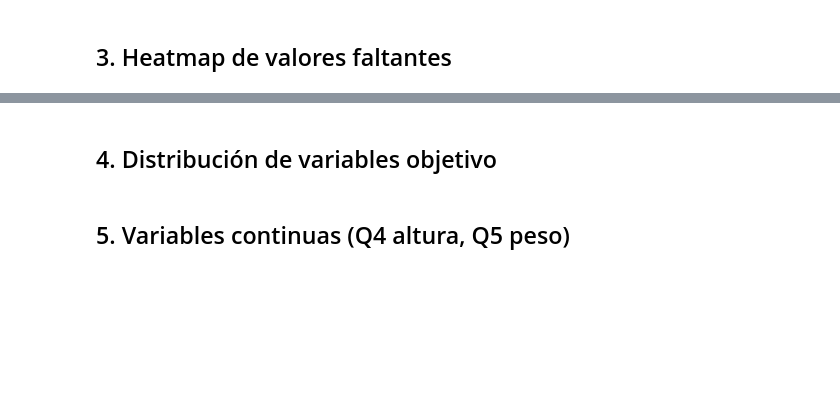
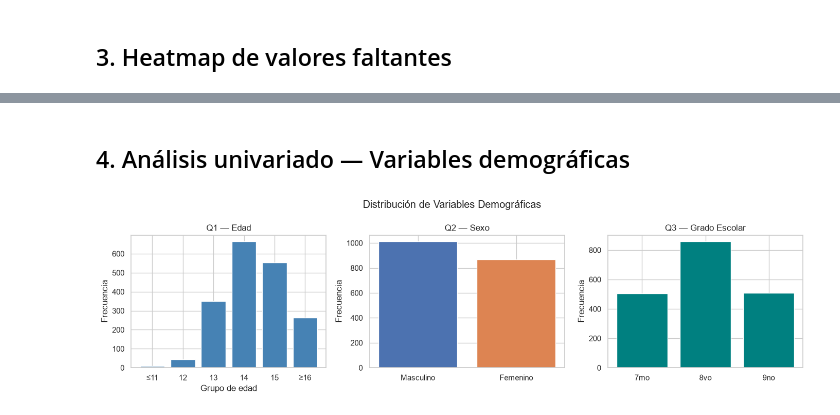
Before and after one commit to daiv05/model-risk-factors-adolescents-sv-2013, a Jupyter notebook: notebooks/01_data_exploration.ipynb, the cells around one changed output, grey strips where cells are left out. Cells and saved outputs as stored; diff of their text form; code cells hidden in the pictures; blank space fills up the shorter version.

```diff
--- a/notebooks/01_data_exploration.ipynb
+++ b/notebooks/01_data_exploration.ipynb
@@ -35,0 +38,10 @@ print(f'Valores nulos totales: {df.isnull().sum().sum()}')
+# %%
+# Después: load_raw reemplaza sentinel - NaN
+df = load_raw('../data/SLV2013_Public_Use.csv')
+df = add_all_engineered_features(df)
+
+print(f'Shape: {df.shape}')
+print(f'NaN totales después de reemplazar sentinel: {df.isnull().sum().sum()}')
+print(f'Columnas con NaN: {df.isnull().any().sum()}')
+print(f'\nNuevas columnas derivadas: bmi, mental_health_risk, dietary_risk_score,')
+print(f'  physical_activity_score, substance_risk_score, social_support_score')
@@ -48,2 +87,0 @@ plt.show()
-# %% [markdown]
-## 4. Distribución de variables objetivo
@@ -67,2 +87,0 @@ plt.show()
-# %% [markdown]
-## 5. Variables continuas (Q4 altura, Q5 peso)
@@ -75,0 +88,32 @@ plt.show()
+# %% [markdown]
+## 4. Análisis univariado — Variables demográficas
+# %%
+fig, axes = plt.subplots(1, 3, figsize=(14, 4))
+
+# Q1 — Edad
+age_labels = {1: '≤11', 2: '12', 3: '13', 4: '14', 5: '15', 6: '≥16'}
+q1_counts = df['Q1'].value_counts().sort_index()
+axes[0].bar(q1_counts.index.map(age_labels), q1_counts.values, color='steelblue')
+axes[0].set_title('Q1 — Edad')
+axes[0].set_xlabel('Grupo de edad')
+axes[0].set_ylabel('Frecuencia')
+
+# Q2 — Sexo
+sex_labels = {1: 'Masculino', 2: 'Femenino'}
+q2_counts = df['Q2'].value_counts().sort_index()
+axes[1].bar(q2_counts.index.map(sex_labels), q2_counts.values, color=['#4C72B0', '#DD8452'])
+axes[1].set_title('Q2 — Sexo')
+axes[1].set_ylabel('Frecuencia')
+
+# Q3 — Grado
+grade_labels = {1: '7mo', 2: '8vo', 3: '9no'}
+q3_counts = df['Q3'].value_counts().sort_index()
+axes[2].bar(q3_counts.index.map(grade_labels), q3_counts.values, color='teal')
+axes[2].set_title('Q3 — Grado Escolar')
+axes[2].set_ylabel('Frecuencia')
+
+plt.suptitle('Distribución de Variables Demográficas')
+plt.tight_layout()
+plt.show()
+# %% [output]
+[figure, added]
```
Also changed, not shown: parts of 20 cells of this notebook, 34 other files.
